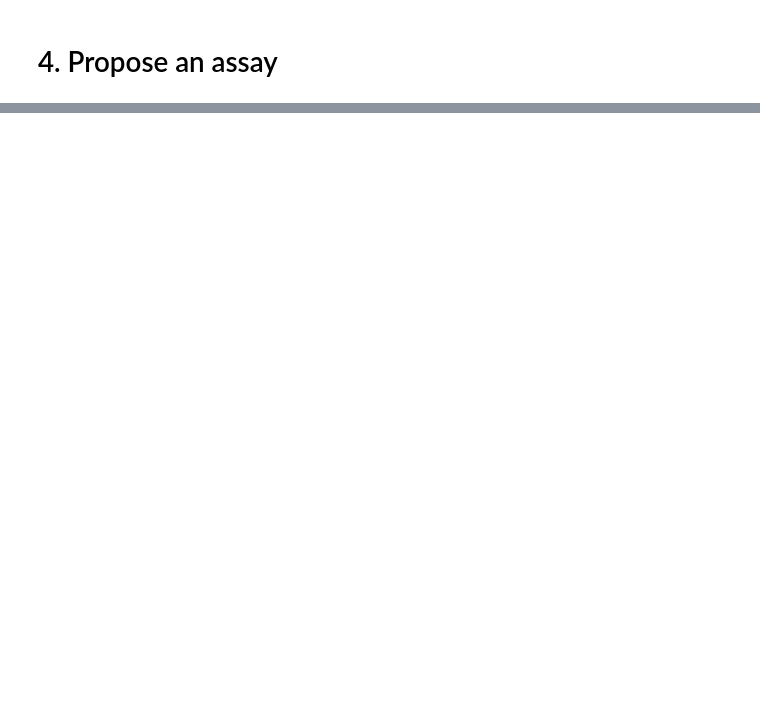
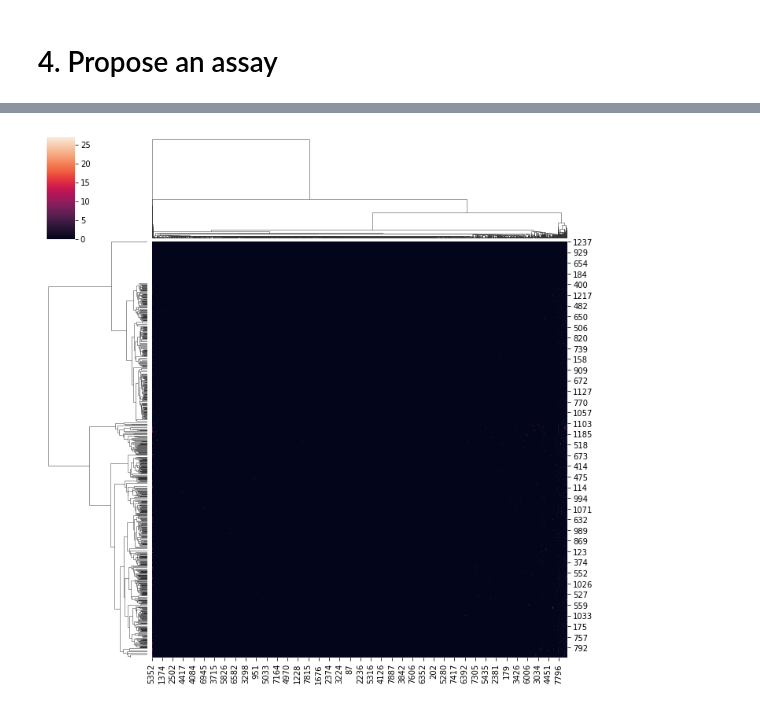
Before and after one commit to dsalinasduron-msmary/chemical_informatics, a Jupyter notebook: thomas.ipynb, the cells around one changed output, grey strips where cells are left out. Drawn from its saved outputs; the diff is of its cells as text; code cells hidden in the pictures; blank space fills up the shorter version.

```diff
--- a/thomas.ipynb
+++ b/thomas.ipynb
@@ -330,7 +395,7 @@ insert code here that
 4. prints out the title of one assay from each cluster.
 """
 
-config = dotenv_values("database_URL.env")
+config = dotenv_values("database_url.env")
 url = config['DATABASE_URL']
 engine = create_engine(url, echo=False)
 
@@ -357,6 +422,87 @@ print(len(unique_list))
 #print(Assay_Descriptions)
 
 
+Assay_Descriptions_List = Assay_Descriptions
+
+
+Assay_Count_Vect = CountVectorizer()
+Assay_Train_Counts = Assay_Count_Vect.fit_transform(Assay_Descriptions_List)
+n_clusters = 10
+X = Assay_Train_Counts.toarray()
+
+tfidf_transformer=TfidfTransformer(smooth_idf=True,use_idf=True)
+tfidf_transformer.fit(Assay_Train_Counts)
+tf_idf_vector = tfidf_transformer.transform(Assay_Train_Counts)
+
+
+ward = AgglomerativeClustering(
+    n_clusters = n_clusters, linkage="ward", connectivity=None, compute_full_tree= True,compute_distances= True
+)
+ward.fit(X)
+
+
+
+unique_labels, counts = np.unique(ward.labels_, return_counts=True)
+cluster_sizes = dict(zip(unique_labels, counts))
+
+largest_cluster_label = max(cluster_sizes, key=cluster_sizes.get)
+largest_cluster_size = cluster_sizes[largest_cluster_label]
+
+print(f"largest cluster: Cluster {largest_cluster_label}, Size: {largest_cluster_size}")
+
+cluster_labels = ward.fit_predict(tf_idf_vector.toarray())
+
+
+
+cluster_assay_descriptions = {}
+for cluster_label, assay_description in zip(cluster_labels, Assay_Descriptions):
+    if cluster_label not in cluster_assay_descriptions:
+        cluster_assay_descriptions[cluster_label] = []
+    cluster_assay_descriptions[cluster_label].append(assay_description)
+
+
+
+sorted_clusters = sorted(cluster_assay_descriptions.keys())
+
+for cluster_label in sorted_clusters:
+    assay_descriptions = cluster_assay_descriptions[cluster_label]
+    print(f"Cluster {cluster_label}: {assay_descriptions[0]}")
+
+print(ward.distances_)
+print(ward.distances_.shape)
+
+X_Hist = ward.distances_
+kernel = stats.gaussian_kde(X_Hist)
+print(kernel(X_Hist))
+
+seaborn.clustermap(X,method='ward')
+
+
+df_idf = pd.DataFrame(tfidf_transformer.idf_,index=Assay_Count_Vect.get_feature_names_out(),columns=["idf_weights"])
+df_idf.sort_values(by=['idf_weights'])
+
+count_vector=Assay_Count_Vect.transform(Assay_Descriptions_List)
+
+
+tf_idf_vector=tfidf_transformer.transform(count_vector)
+print(tf_idf_vector)
+tf_idf_vector.shape
+
+feature_names = Assay_Count_Vect.get_feature_names_out()
+
+first_document_vector=tf_idf_vector[0]
+
+
+df = pd.DataFrame(first_document_vector.T.todense(), index=feature_names, columns=["tfidf"])
+df.sort_values(by=["tfidf"],ascending=False)
+
+seaborn.clustermap(tf_idf_vector.toarray(),method='ward')
+
+
+
+
+
+"""
 tagger = Classifier.load('hunflair')
 print("Finished setting tagger")
 
@@ -434,4 +580,5 @@ df.sort_values(by=["tfidf"],ascending=False)
 
 #second dendogram
 seaborn.clustermap(tf_idf_vector.toarray(),method='ward')
+"""
 # %% [output]
@@ -463,0 +631 @@ Finished setting tagger
+[figure, added]
```
Also changed, not shown: parts of 10 cells of this notebook, 1 other file.
